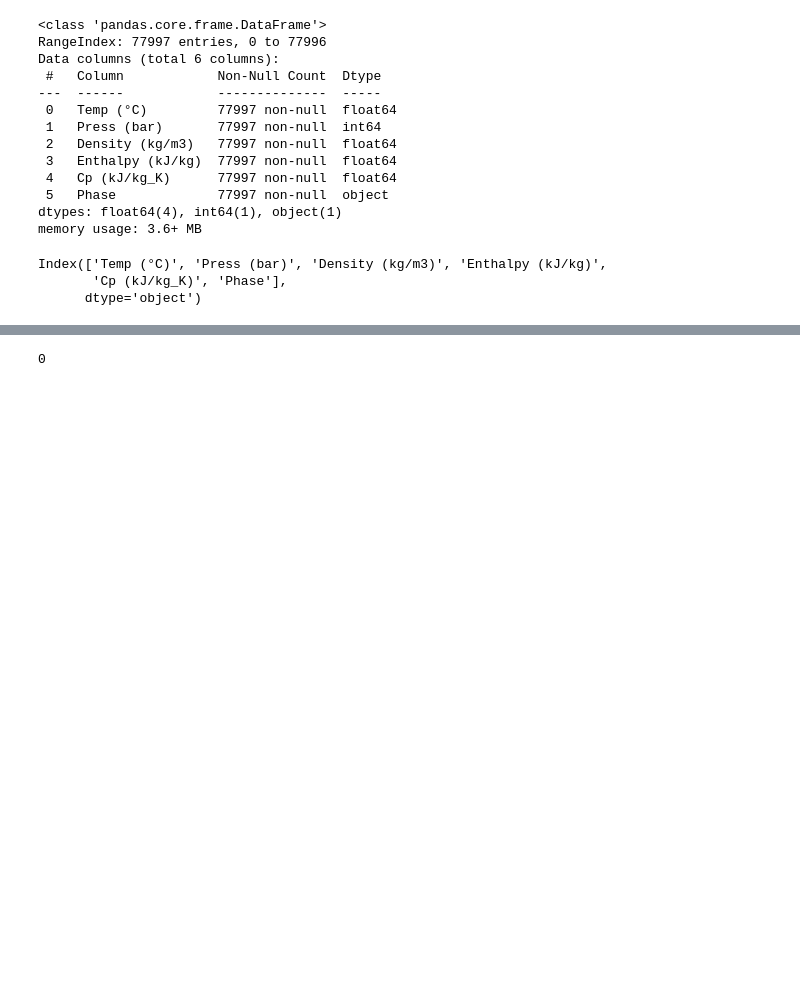
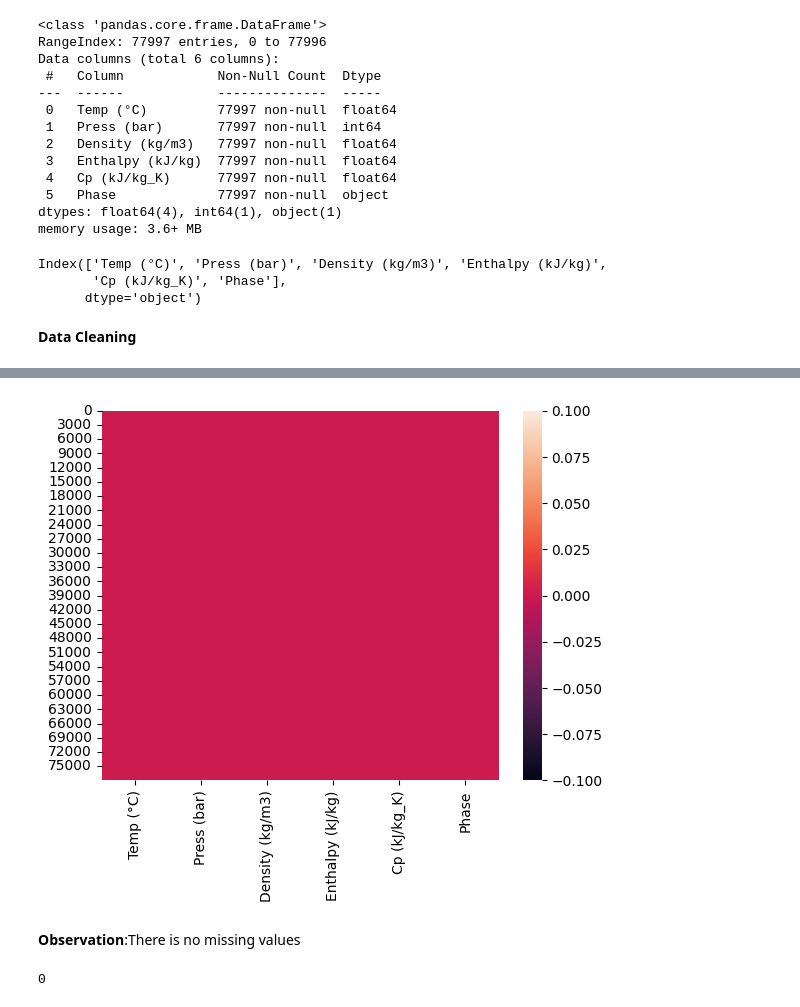
Before and after one commit to HarikrishnanK9/DataSymphony, a Jupyter notebook: JobelSirResearchData.ipynb, the cells around one changed output, grey strips where cells are left out. Drawn from its saved outputs; the diff is of its cells as text; code cells hidden in the pictures; blank space fills up the shorter version.

```diff
--- a/JobelSirResearchData.ipynb
+++ b/JobelSirResearchData.ipynb
@@ -74,6 +74,8 @@ df.columns
 Index(['Temp (°C)', 'Press (bar)', 'Density (kg/m3)', 'Enthalpy (kJ/kg)',
        'Cp (kJ/kg_K)', 'Phase'],
       dtype='object')
+# %% [markdown]
+**Data Cleaning**
 # %%
-df.isna().sum()
+df.isna().sum(),sns.heatmap(df.isna())
 # %% [output]
@@ -87,3 +90,6 @@ dtype: int64
+[figure, added]
+# %% [markdown]
+**Observation**:There is no missing values
 # %%
 df.duplicated().sum()
 # %% [output]
```
Also changed, not shown: parts of 3 cells of this notebook.
